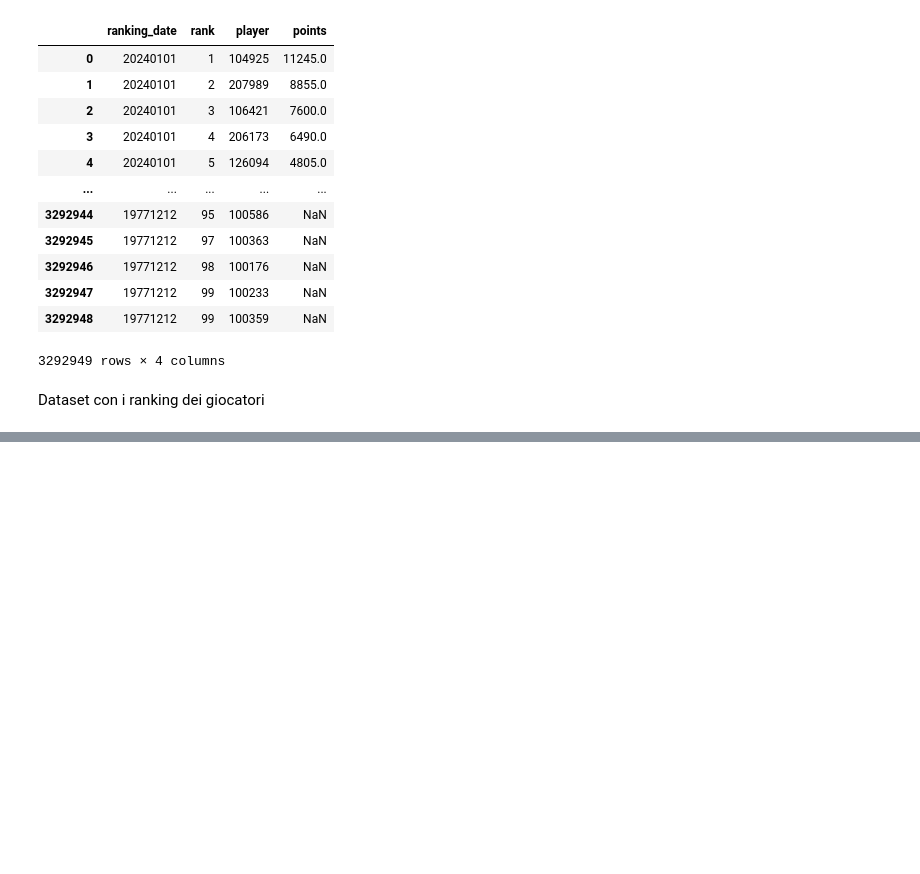
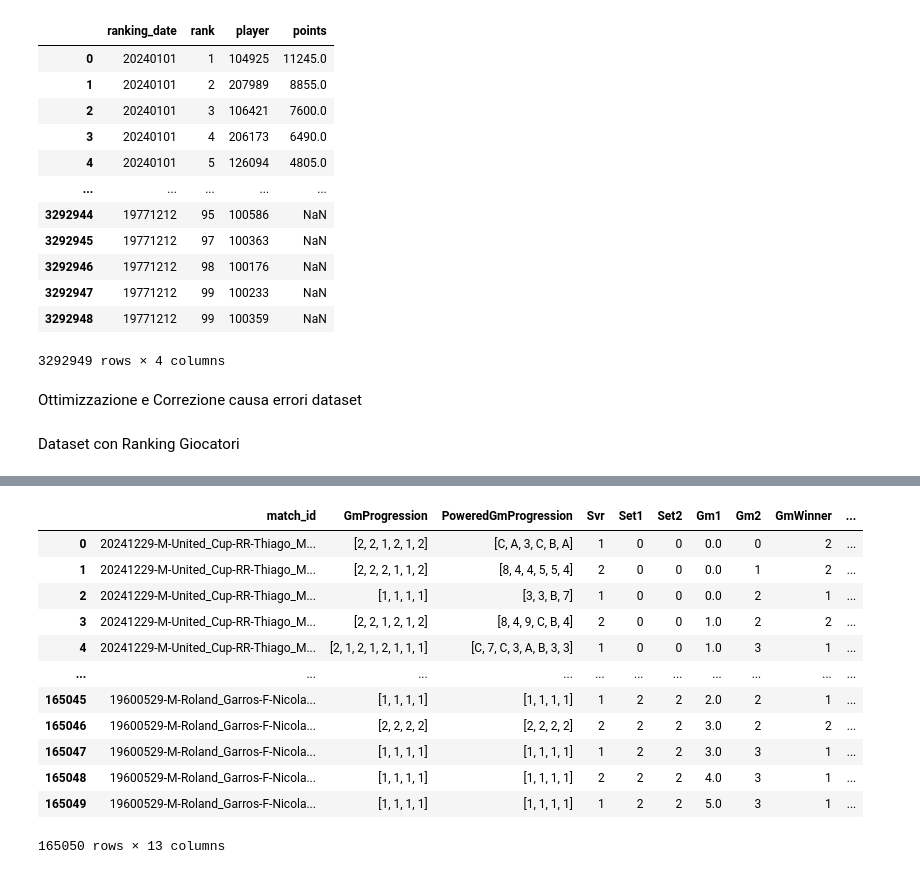
Before and after one commit to oraziotorre/MomentumShiftAI, a Jupyter notebook: ModelDevelopment.ipynb, the cells around one changed output, grey strips where cells are left out. Saved outputs shown, nothing was run; the diff lists cells and outputs as text; code cells hidden in the pictures; blank space fills up the shorter version.

Commit message:
Added Ranking System and Fixed Dataset Bugs

```diff
--- a/ModelDevelopment.ipynb
+++ b/ModelDevelopment.ipynb
@@ -554,10 +555,27 @@ Warning: total number of rows (3292949) exceeds max_rows (20000). Falling back t
 | 3292947 | 19771212 | 99 | 100233 | NaN |
 | 3292948 | 19771212 | 99 | 100359 | NaN |
 3292949 rows × 4 columns
-# %% [markdown]
-Dataset con i ranking dei giocatori
+# %% [markdown]
+Ottimizzazione e Correzione causa errori dataset
+# %%
+# Crea il dizionario: full_name -> lista di player_id per ottimizzare l'esecuzione
+player_id_map = defaultdict(list)
+
+for _, row in playerset.iterrows():
+  player_id_map[row['full_name']].append(row['player_id'])
+  if(row['full_name']=='franko_skugor'):
+    player_id_map['franco_skugor'].append(row['player_id'])
+  if(row['full_name']=='jo_wilfried_tsonga'):
+    player_id_map['jo_wilfred_tsonga'].append(row['player_id'])
+  if(row['full_name']=='sam_groth'):
+    player_id_map['samuel_groth'].append(row['player_id'])
+  if(row['full_name']=='andres_artunedo_martinavarro'):
+    player_id_map['andres_artunedo'].append(row['player_id'])
+  if(row['full_name']=='marc_kevin_goellner'):
+    player_id_map['mark_kevin_goellner'].append(row['player_id'])
+# %% [markdown]
+Dataset con Ranking Giocatori
 # %%
-player_id_map = playerset.set_index('full_name')['player_id'].astype(str).str.lower().to_dict()
 last_match = None
 ranking_1 = None
 ranking_2 = None
@@ -579,20 +597,38 @@ def extract_rankings(row):
       player_id1 = player_id_map.get(name1)
       player_id2 = player_id_map.get(name2)
 
+      # Converte la data di riferimento 'ranking_date' in formato datetime
+      ranking_date = pd.to_datetime(ranking_date, format='%Y%m%d')
 
-      filtered_rankings = rankingset[rankingset['ranking_date'].astype(str) <= ranking_date]
-      for index, row in filtered_rankings.iterrows():
-          if row['player'] == player_id1:
-              ranking_1 = row['rank']
-              break
+      print(match_id)
 
-      for index, row in filtered_rankings.iterrows():
-          if row['player'] == player_id2:
-              ranking_2 = row['rank']
-              break
+      for player_id in player_id1:
+          try:
+              filtered_ranking = rankingset[
+                  (rankingset['player'] == player_id) &
+                  (rankingset['ranking_date'] <= ranking_date)
+              ]
+              if not filtered_ranking.empty:
+                  ranking_1 = filtered_ranking.sort_values(by='ranking_date', ascending=False).iloc[0]['rank']
+                  break  # Esce dal ciclo appena trova un ranking valido
+          except Exception as e:
+              continue  # Salta in caso di errore e prova con il prossimo ID
+
+      for player_id in player_id2:
+          try:
+              filtered_ranking = rankingset[
+                  (rankingset['player'] == player_id) &
+                  (rankingset['ranking_date'] <= ranking_date)
+              ]
+              if not filtered_ranking.empty:
+                  ranking_2 = filtered_ranking.sort_values(by='ranking_date', ascending=False).iloc[0]['rank']
+                  break
+          except Exception as e:
+              continue
 
       return pd.Series([ranking_1, ranking_2])
 
 
 new_dataset[['Ranking1', 'Ranking2']] = new_dataset.apply(extract_rankings, axis=1)
 new_dataset
+# %% [output]
@@ -598,0 +652,13 @@ new_dataset
+|  | match_id | GmProgression | PoweredGmProgression | Svr | Set1 | Set2 | Gm1 | Gm2 | GmWinner | ... |
+| 0 | 20241229-M-United_Cup-RR-Thiago_M... | [2, 2, 1, 2, 1, 2] | [C, A, 3, C, B, A] | 1 | 0 | 0 | 0.0 | 0 | 2 | ... |
+| 1 | 20241229-M-United_Cup-RR-Thiago_M... | [2, 2, 2, 1, 1, 2] | [8, 4, 4, 5, 5, 4] | 2 | 0 | 0 | 0.0 | 1 | 2 | ... |
+| 2 | 20241229-M-United_Cup-RR-Thiago_M... | [1, 1, 1, 1] | [3, 3, B, 7] | 1 | 0 | 0 | 0.0 | 2 | 1 | ... |
+| 3 | 20241229-M-United_Cup-RR-Thiago_M... | [2, 2, 1, 2, 1, 2] | [8, 4, 9, C, B, 4] | 2 | 0 | 0 | 1.0 | 2 | 2 | ... |
+| 4 | 20241229-M-United_Cup-RR-Thiago_M... | [2, 1, 2, 1, 2, 1, 1, 1] | [C, 7, C, 3, A, B, 3, 3] | 1 | 0 | 0 | 1.0 | 3 | 1 | ... |
+| ... | ... | ... | ... | ... | ... | ... | ... | ... | ... | ... |
+| 165045 | 19600529-M-Roland_Garros-F-Nicola... | [1, 1, 1, 1] | [1, 1, 1, 1] | 1 | 2 | 2 | 2.0 | 2 | 1 | ... |
+| 165046 | 19600529-M-Roland_Garros-F-Nicola... | [2, 2, 2, 2] | [2, 2, 2, 2] | 2 | 2 | 2 | 3.0 | 2 | 2 | ... |
+| 165047 | 19600529-M-Roland_Garros-F-Nicola... | [1, 1, 1, 1] | [1, 1, 1, 1] | 1 | 2 | 2 | 3.0 | 3 | 1 | ... |
+| 165048 | 19600529-M-Roland_Garros-F-Nicola... | [1, 1, 1, 1] | [1, 1, 1, 1] | 2 | 2 | 2 | 4.0 | 3 | 1 | ... |
+| 165049 | 19600529-M-Roland_Garros-F-Nicola... | [1, 1, 1, 1] | [1, 1, 1, 1] | 1 | 2 | 2 | 5.0 | 3 | 1 | ... |
+165050 rows × 13 columns
```
Also changed, not shown: parts of 14 cells of this notebook.
